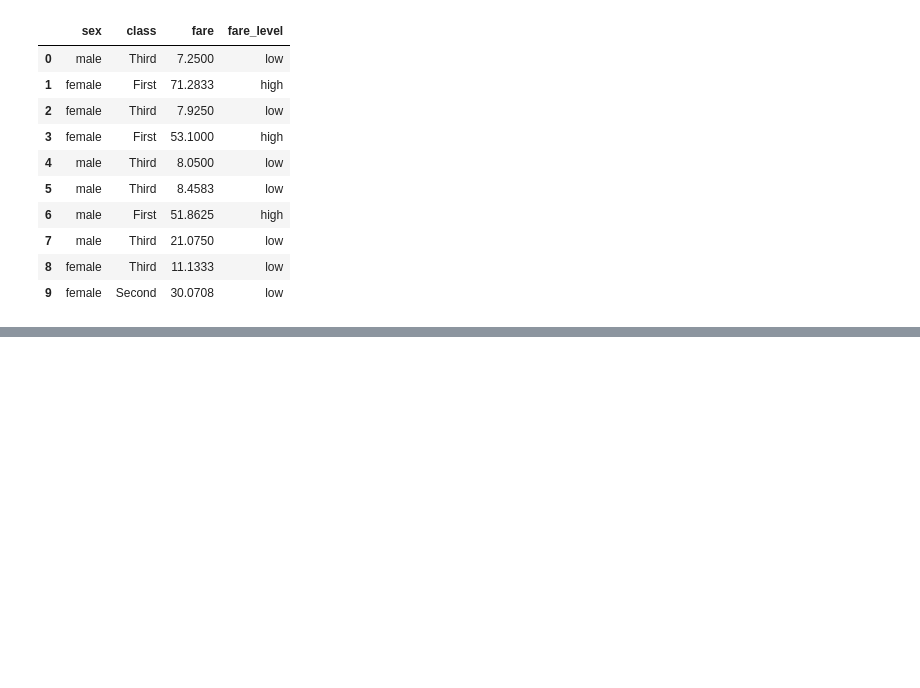
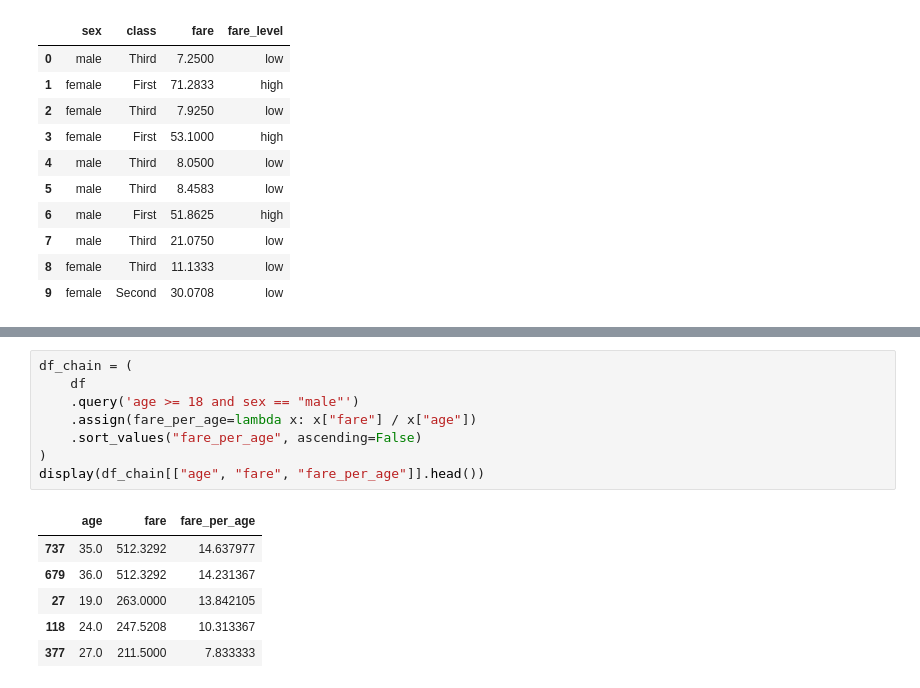
Before and after one commit to KerySeverino/AI_ML_Roadmap, a Jupyter notebook: Level_1_Foundations/python/pandas_intro.ipynb, the cells around one changed output, grey strips where cells are left out. Drawn from its saved outputs; the diff is of its cells as text; blank space fills up the shorter version.

```diff
--- a/Level_1_Foundations/python/pandas_intro.ipynb
+++ b/Level_1_Foundations/python/pandas_intro.ipynb
@@ -334,0 +441,15 @@ display(df[["sex", "class","fare", "fare_level"]].head(10))
+# %%
+df_chain = (
+    df
+    .query('age >= 18 and sex == "male"')
+    .assign(fare_per_age=lambda x: x["fare"] / x["age"])
+    .sort_values("fare_per_age", ascending=False)
+)
+display(df_chain[["age", "fare", "fare_per_age"]].head())
+# %% [output]
+|  | age | fare | fare_per_age |
+| 737 | 35.0 | 512.3292 | 14.637977 |
+| 679 | 36.0 | 512.3292 | 14.231367 |
+| 27 | 19.0 | 263.0000 | 13.842105 |
+| 118 | 24.0 | 247.5208 | 10.313367 |
+| 377 | 27.0 | 211.5000 | 7.833333 |
```
Also changed, not shown: parts of 13 cells of this notebook, 1 other file.
